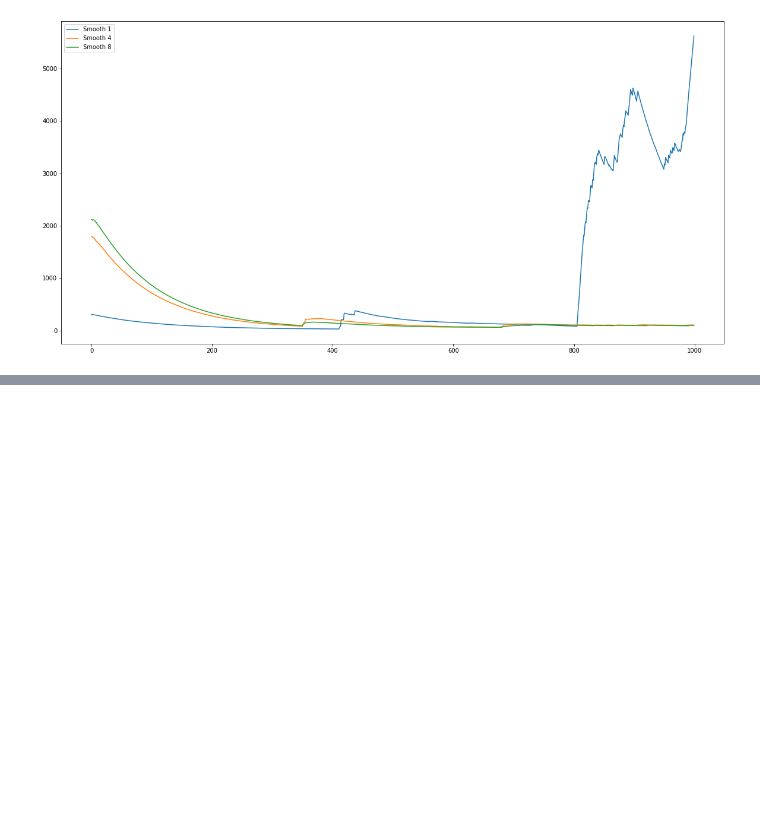
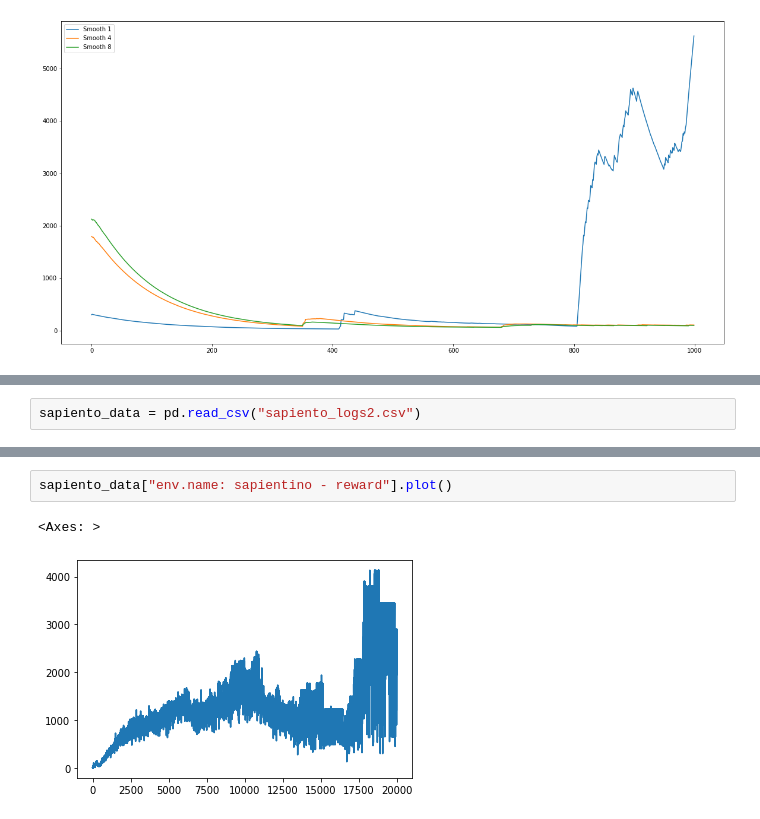
Before and after one commit to crarojasca/HRL_LTL_Goals, a Jupyter notebook: graphs/graphs.ipynb, the cells around one changed output, grey strips where cells are left out. Cells and saved outputs as stored; diff of their text form; blank space fills up the shorter version.

```diff
--- a/graphs/graphs.ipynb
+++ b/graphs/graphs.ipynb
@@ -127,0 +54,2 @@ Name: Value 1, Length: 1000, dtype: float64
+# %%
+sapiento_data = pd.read_csv("sapiento_logs2.csv")
@@ -127,0 +75,5 @@ Name: Value 1, Length: 1000, dtype: float64
+# %%
+sapiento_data["env.name: sapientino - reward"].plot()
+# %% [output]
+<Axes: >
+[figure, added]
```
Also changed, not shown: parts of 7 cells of this notebook, 2 other files.
